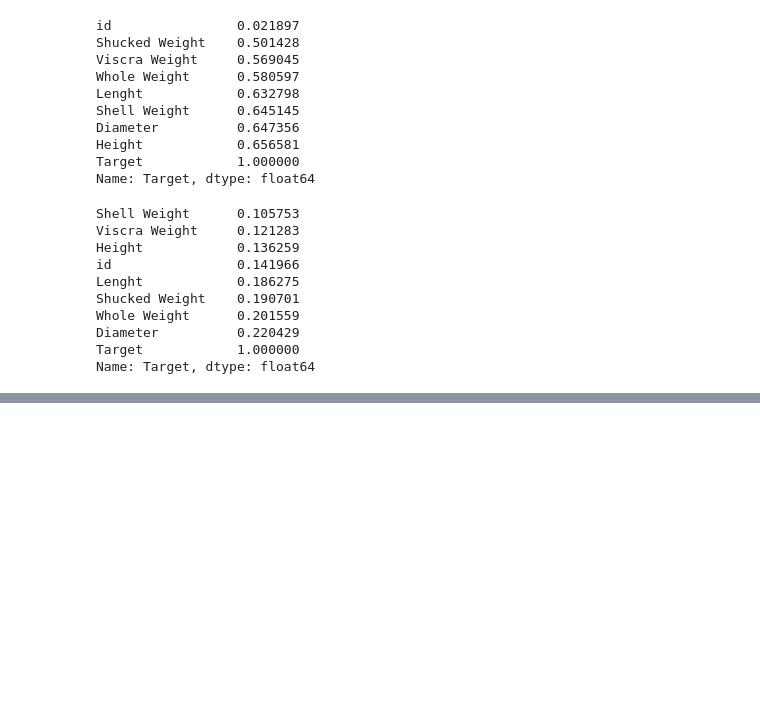
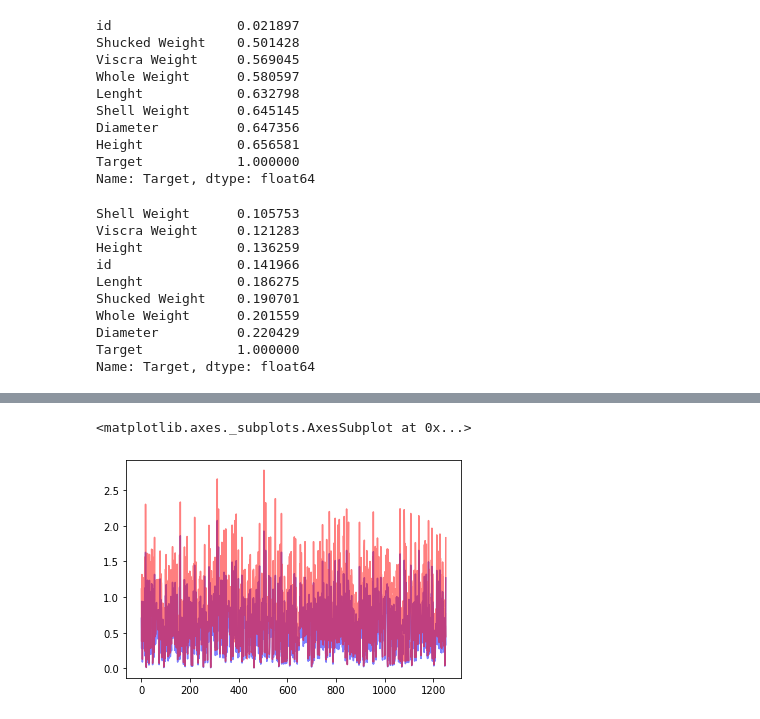
Before and after one commit to hanhyeseung/hshan, a Jupyter notebook: dacon/2022_abalone_age_estimation/01_eda.ipynb, the cells around one changed output, grey strips where cells are left out. Cells and saved outputs as stored; diff of their text form; code cells hidden in the pictures; blank space fills up the shorter version.

```diff
--- a/dacon/2022_abalone_age_estimation/01_eda.ipynb
+++ b/dacon/2022_abalone_age_estimation/01_eda.ipynb
@@ -180,0 +205,7 @@ Name: Target, dtype: float64
+# %%
+# 껍질을 제외한 무게 + 껍질 무게
+((raw_data['Shucked Weight'] + raw_data['Shell Weight'])).plot(alpha=0.5, color='blue')
+((raw_data['Whole Weight'])).plot(alpha=0.5, color='red')
+# %% [output]
+<matplotlib.axes._subplots.AxesSubplot at 0x...>
+[figure, added]
```
Also changed, not shown: parts of 8 cells of this notebook, 5 other files.
